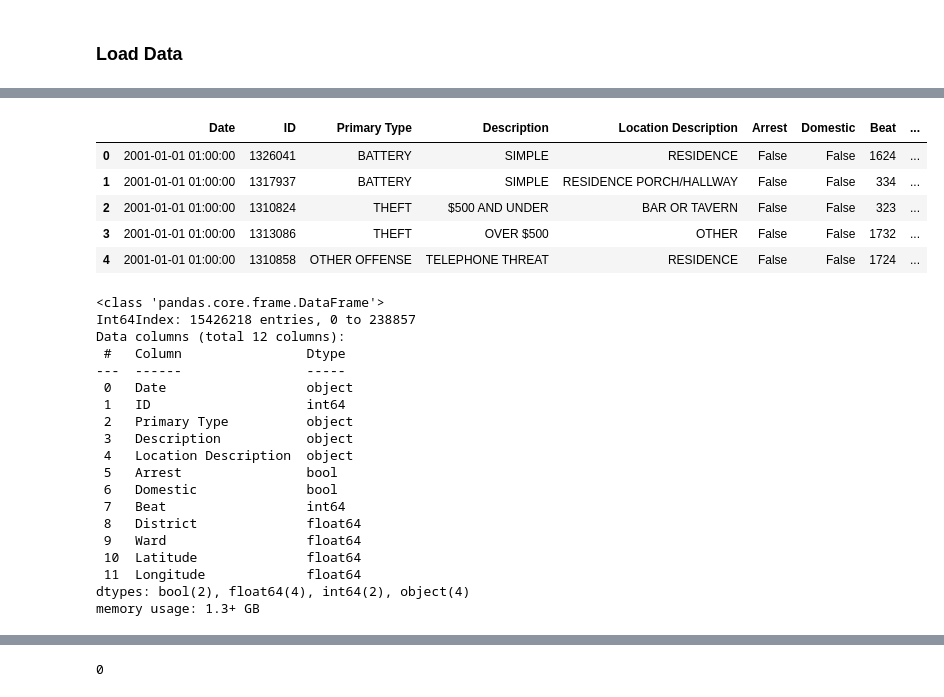
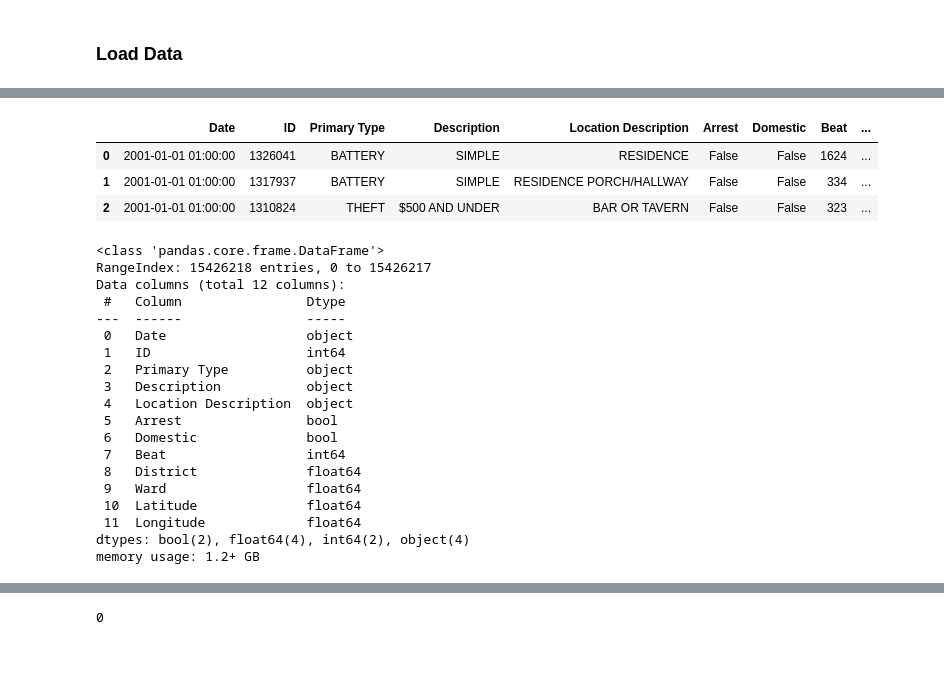
Before and after one commit to SeeBee8/Project-3, a Jupyter notebook: Part1-Chicago-Crime-Data.ipynb, the cells around one changed output, grey strips where cells are left out. Drawn from its saved outputs; the diff is of its cells as text; code cells hidden in the pictures; blank space fills up the shorter version.

```diff
--- a/Part1-Chicago-Crime-Data.ipynb
+++ b/Part1-Chicago-Crime-Data.ipynb
@@ -140,4 +140,7 @@ plt.style.use(['ggplot'])
 folder = "data/*Crime*.csv"
 crime_files = sorted(glob.glob(folder, recursive=True))
 df = pd.concat([pd.read_csv(f) for f in crime_files])
-df.tail()
+
+
+# Reset index after concatenation
+df.reset_index(drop=True, inplace=True)
@@ -151,17 +147,15 @@ df.tail()
 # %%
-df.head()
+df.head(3).tail(3)
 # %% [output]
 |  | Date | ID | Primary Type | Description | Location Description | Arrest | Domestic | Beat | ... |
 | 0 | 2001-01-01 01:00:00 | 1326041 | BATTERY | SIMPLE | RESIDENCE | False | False | 1624 | ... |
 | 1 | 2001-01-01 01:00:00 | 1317937 | BATTERY | SIMPLE | RESIDENCE PORCH/HALLWAY | False | False | 334 | ... |
 | 2 | 2001-01-01 01:00:00 | 1310824 | THEFT | $500 AND UNDER | BAR OR TAVERN | False | False | 323 | ... |
-| 3 | 2001-01-01 01:00:00 | 1313086 | THEFT | OVER $500 | OTHER | False | False | 1732 | ... |
-| 4 | 2001-01-01 01:00:00 | 1310858 | OTHER OFFENSE | TELEPHONE THREAT | RESIDENCE | False | False | 1724 | ... |
 # %%
 df.info()
 # %% [output]
 <class 'pandas.core.frame.DataFrame'>
-Int64Index: 15426218 entries, 0 to 238857
+RangeIndex: 15426218 entries, 0 to 15426217
 Data columns (total 12 columns):
  #   Column                Dtype
 ---  ------                -----
@@ -178,4 +172,4 @@ Data columns (total 12 columns):
  10  Latitude              float64
  11  Longitude             float64
 dtypes: bool(2), float64(4), int64(2), object(4)
-memory usage: 1.3+ GB
+memory usage: 1.2+ GB
```
Also changed, not shown: parts of 69 cells of this notebook, 2 other files.
